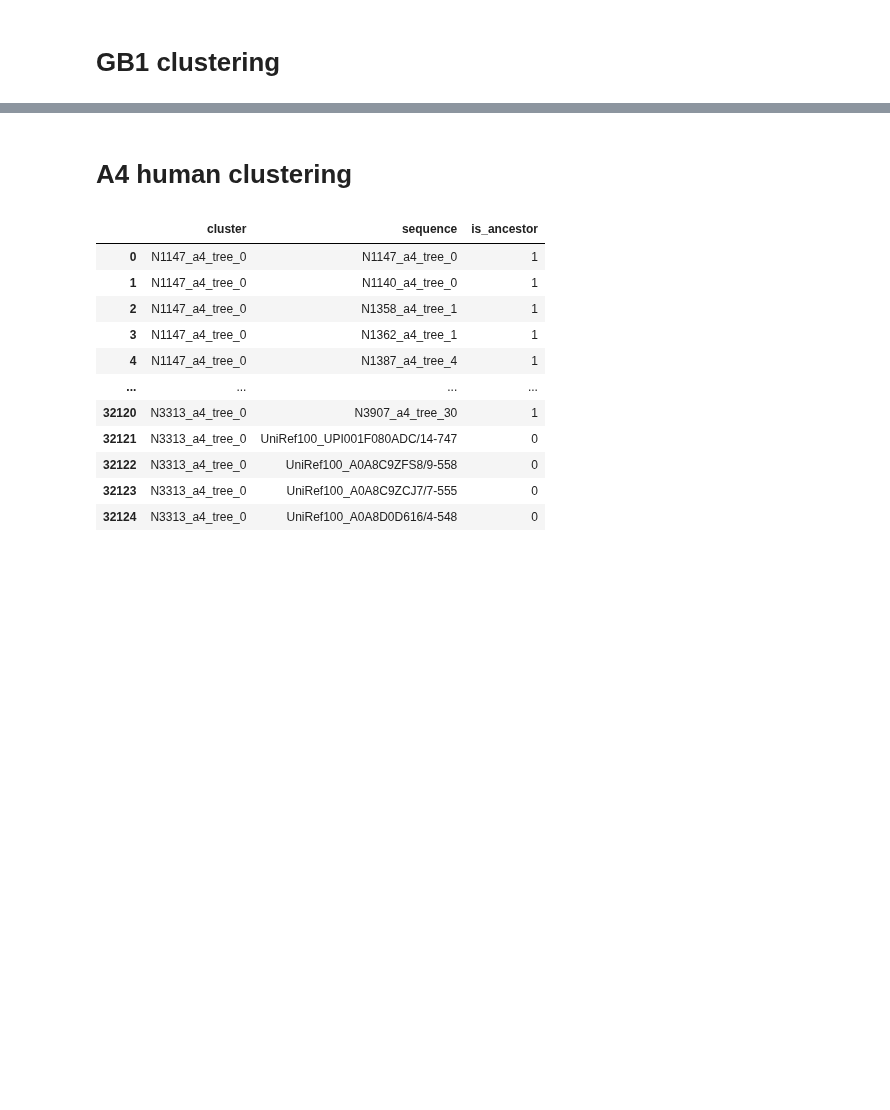
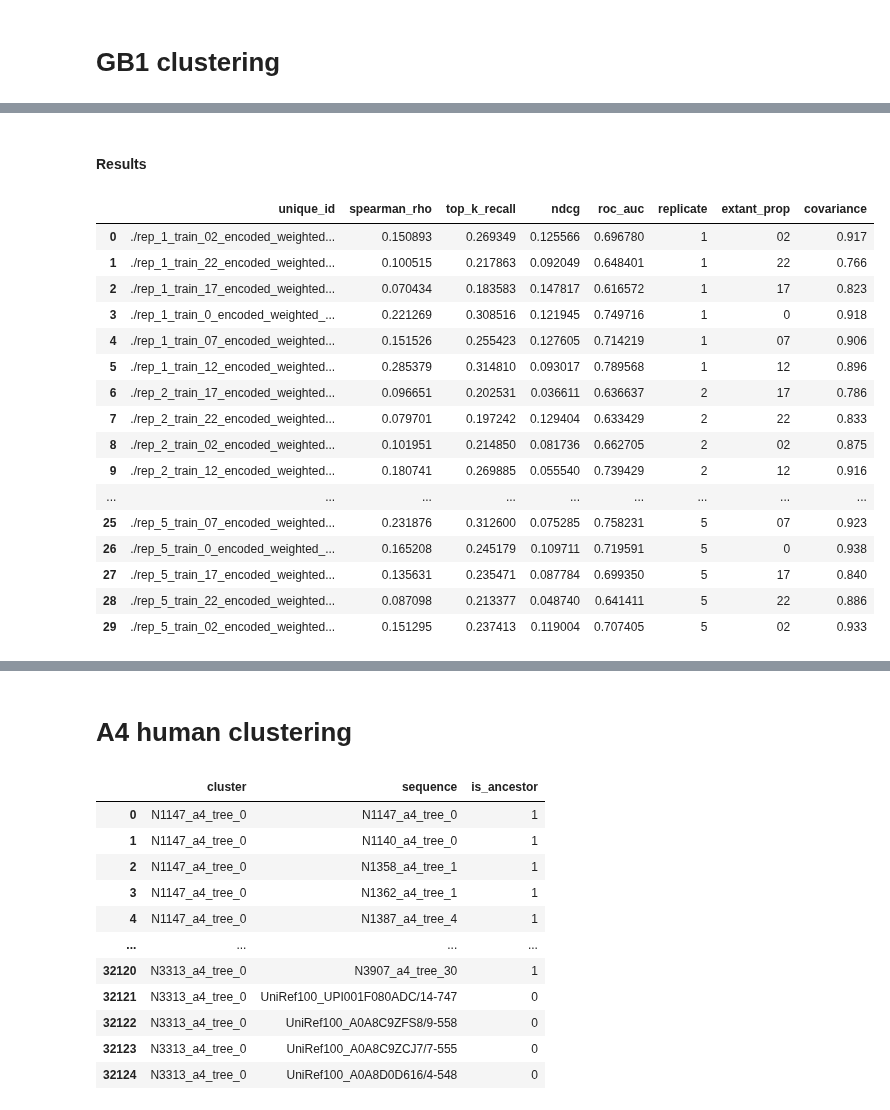
Before and after one commit to SebPorras/MAP_VAE, a Jupyter notebook: notebooks/sampling_ancestors.ipynb, the cells around one changed output, grey strips where cells are left out. Saved outputs shown, nothing was run; the diff lists cells and outputs as text; code cells hidden in the pictures; blank space fills up the shorter version.

```diff
--- a/notebooks/sampling_ancestors.ipynb
+++ b/notebooks/sampling_ancestors.ipynb
@@ -5,6 +5,8 @@ import evoVAE.utils.metrics as mt
 import evoVAE.utils.seq_tools as st
 from numba import njit, prange, jit
 import random
+
+pd.set_option('display.max_rows', None)
 # %% [markdown]
 # GB1 clustering
 # %%
@@ -57,0 +136,2 @@ test.loc[~test["id"].str.contains("tree")]
+# %% [markdown]
+#### Results
@@ -57,0 +163,20 @@ test.loc[~test["id"].str.contains("tree")]
+# %%
+all_data
+# %% [output]
+|  | unique_id | spearman_rho | top_k_recall | ndcg | roc_auc | replicate | extant_prop | covariance |
+| 0 | ./rep_1_train_02_encoded_weighted... | 0.150893 | 0.269349 | 0.125566 | 0.696780 | 1 | 02 | 0.917 |
+| 1 | ./rep_1_train_22_encoded_weighted... | 0.100515 | 0.217863 | 0.092049 | 0.648401 | 1 | 22 | 0.766 |
+| 2 | ./rep_1_train_17_encoded_weighted... | 0.070434 | 0.183583 | 0.147817 | 0.616572 | 1 | 17 | 0.823 |
+| 3 | ./rep_1_train_0_encoded_weighted_... | 0.221269 | 0.308516 | 0.121945 | 0.749716 | 1 | 0 | 0.918 |
+| 4 | ./rep_1_train_07_encoded_weighted... | 0.151526 | 0.255423 | 0.127605 | 0.714219 | 1 | 07 | 0.906 |
+| 5 | ./rep_1_train_12_encoded_weighted... | 0.285379 | 0.314810 | 0.093017 | 0.789568 | 1 | 12 | 0.896 |
+| 6 | ./rep_2_train_17_encoded_weighted... | 0.096651 | 0.202531 | 0.036611 | 0.636637 | 2 | 17 | 0.786 |
+| 7 | ./rep_2_train_22_encoded_weighted... | 0.079701 | 0.197242 | 0.129404 | 0.633429 | 2 | 22 | 0.833 |
+| 8 | ./rep_2_train_02_encoded_weighted... | 0.101951 | 0.214850 | 0.081736 | 0.662705 | 2 | 02 | 0.875 |
+| 9 | ./rep_2_train_12_encoded_weighted... | 0.180741 | 0.269885 | 0.055540 | 0.739429 | 2 | 12 | 0.916 |
+| ... | ... | ... | ... | ... | ... | ... | ... | ... |
+| 25 | ./rep_5_train_07_encoded_weighted... | 0.231876 | 0.312600 | 0.075285 | 0.758231 | 5 | 07 | 0.923 |
+| 26 | ./rep_5_train_0_encoded_weighted_... | 0.165208 | 0.245179 | 0.109711 | 0.719591 | 5 | 0 | 0.938 |
+| 27 | ./rep_5_train_17_encoded_weighted... | 0.135631 | 0.235471 | 0.087784 | 0.699350 | 5 | 17 | 0.840 |
+| 28 | ./rep_5_train_22_encoded_weighted... | 0.087098 | 0.213377 | 0.048740 | 0.641411 | 5 | 22 | 0.886 |
+| 29 | ./rep_5_train_02_encoded_weighted... | 0.151295 | 0.237413 | 0.119004 | 0.707405 | 5 | 02 | 0.933 |
```
Also changed, not shown: parts of 20 cells of this notebook, 3 other files.
